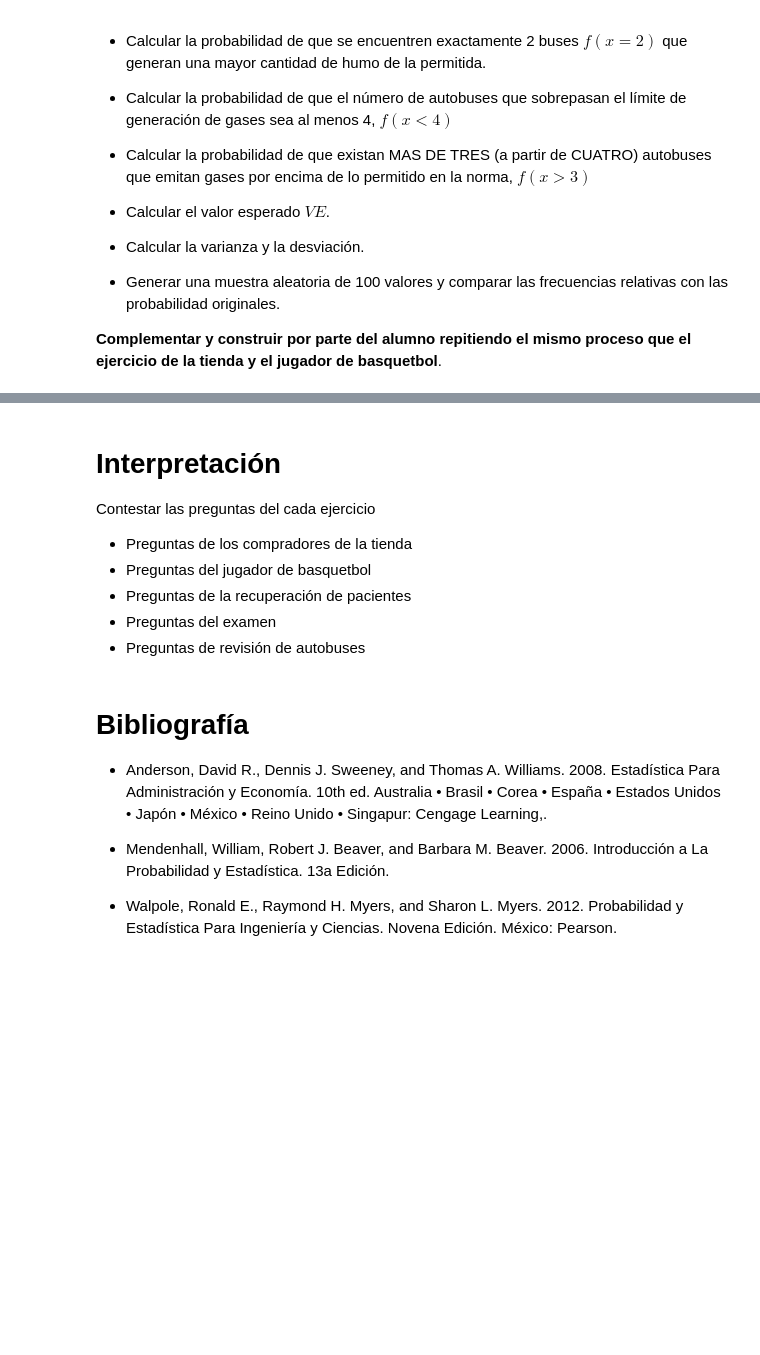
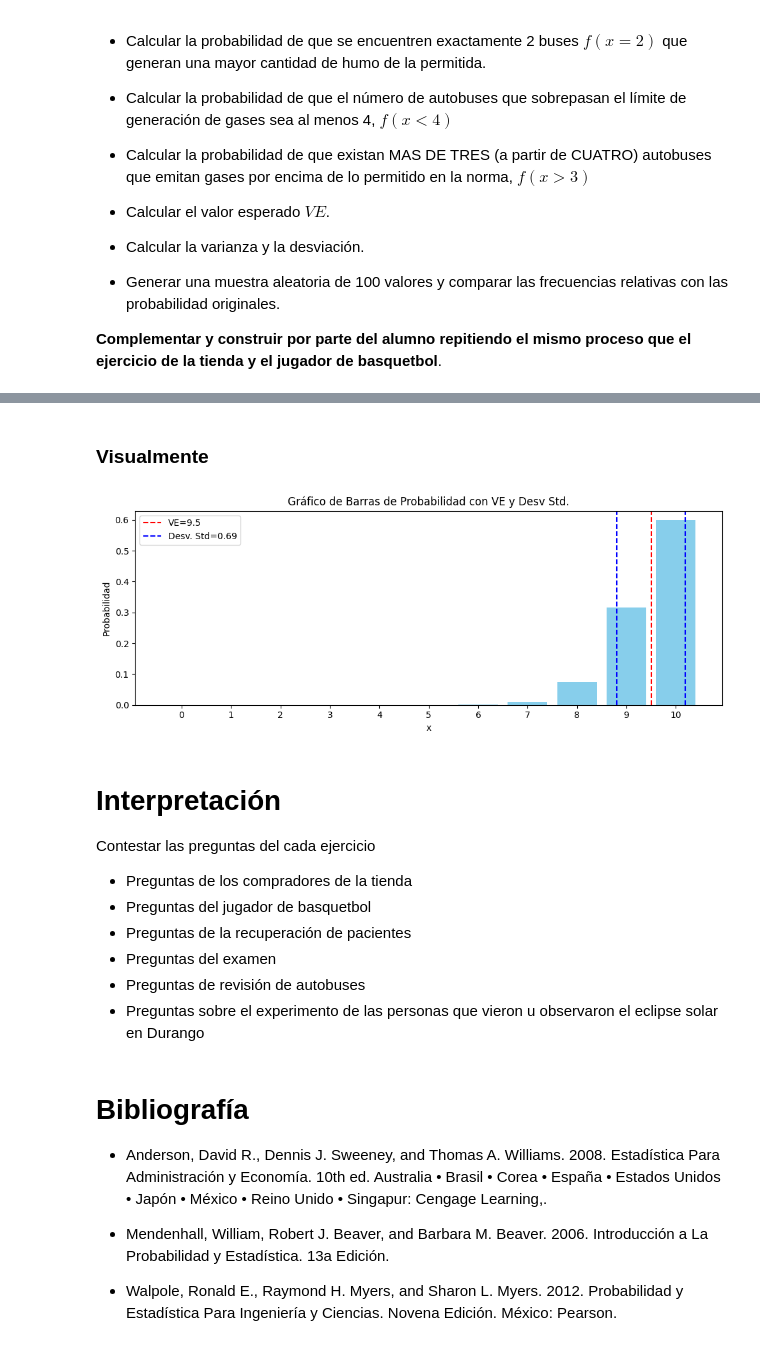
Before and after one commit to rpizarrog/probabilidad-y-estad-stica, a Jupyter notebook: 2024/Caso_17_Distribución_binomial.ipynb, the cells around one changed output, grey strips where cells are left out. Cells and saved outputs as stored; diff of their text form; code cells hidden in the pictures; blank space fills up the shorter version.

```diff
--- a/2024/Caso_17_Distribución_binomial.ipynb
+++ b/2024/Caso_17_Distribución_binomial.ipynb
@@ -489,3 +549,9 @@ Se asume que el estado de un autobús es independiente del estado de los otros a
+# %% [markdown]
+### Visualmente
+# %%
+f_graficos_probabilidad_discreta_VE_ds(tabla, VE, desv_std)
+# %% [output]
+[figure, added]
 # %% [markdown]
 # Interpretación
 
@@ -496,6 +562,7 @@ Contestar las preguntas del cada ejercicio
 - Preguntas de la recuperación de pacientes
 - Preguntas del examen
 - Preguntas de revisión de autobuses
+- Preguntas sobre el experimento de las personas que vieron u observaron el eclipse solar en Durango
 # %% [markdown]
 # Bibliografía
 
```
Also changed, not shown: parts of 16 cells of this notebook.
